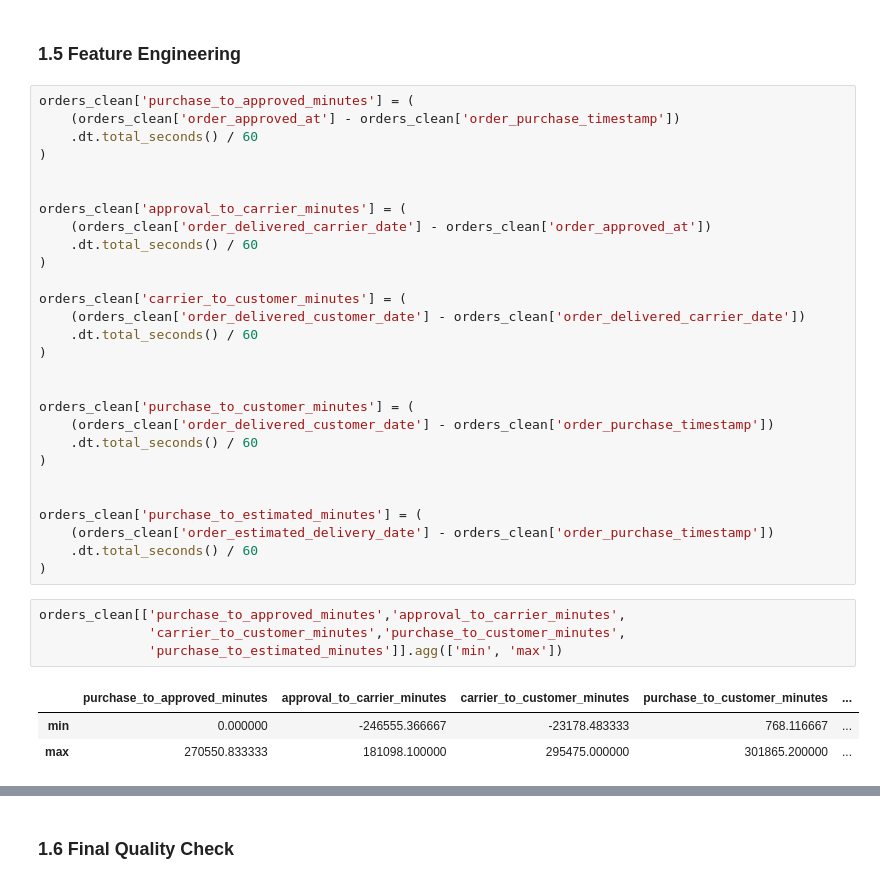
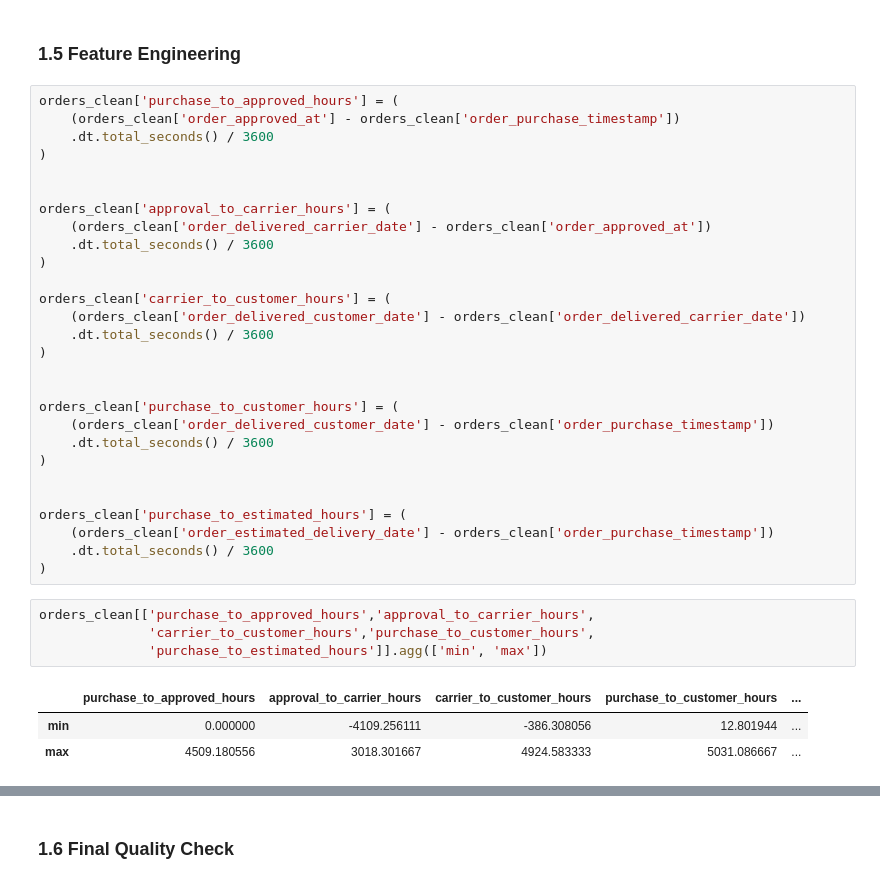
Before and after one commit to AminrezaAman/brazilian-ecommerce-analytics, a Jupyter notebook: notebooks/02_Data_Preparation.ipynb, the cells around one changed output, grey strips where cells are left out. Saved outputs shown, nothing was run; the diff lists cells and outputs as text.

Commit message:
change min to hours in orders feature engineering and check negative rows of approval_to_carrier_hours

```diff
--- a/notebooks/02_Data_Preparation.ipynb
+++ b/notebooks/02_Data_Preparation.ipynb
@@ -109,38 +109,38 @@ orders_clean[
 # %% [markdown]
 ### 1.5 Feature Engineering
 # %%
-orders_clean['purchase_to_approved_minutes'] = (
+orders_clean['purchase_to_approved_hours'] = (
     (orders_clean['order_approved_at'] - orders_clean['order_purchase_timestamp'])
-    .dt.total_seconds() / 60
+    .dt.total_seconds() / 3600
 )
 
 
-orders_clean['approval_to_carrier_minutes'] = (
+orders_clean['approval_to_carrier_hours'] = (
     (orders_clean['order_delivered_carrier_date'] - orders_clean['order_approved_at'])
-    .dt.total_seconds() / 60
+    .dt.total_seconds() / 3600
 )
 
-orders_clean['carrier_to_customer_minutes'] = (
+orders_clean['carrier_to_customer_hours'] = (
     (orders_clean['order_delivered_customer_date'] - orders_clean['order_delivered_carrier_date'])
-    .dt.total_seconds() / 60
+    .dt.total_seconds() / 3600
 )
 
 
-orders_clean['purchase_to_customer_minutes'] = (
+orders_clean['purchase_to_customer_hours'] = (
     (orders_clean['order_delivered_customer_date'] - orders_clean['order_purchase_timestamp'])
-    .dt.total_seconds() / 60
+    .dt.total_seconds() / 3600
 )
 
 
-orders_clean['purchase_to_estimated_minutes'] = (
+orders_clean['purchase_to_estimated_hours'] = (
     (orders_clean['order_estimated_delivery_date'] - orders_clean['order_purchase_timestamp'])
-    .dt.total_seconds() / 60
+    .dt.total_seconds() / 3600
 )
 # %%
-orders_clean[['purchase_to_approved_minutes','approval_to_carrier_minutes',
-              'carrier_to_customer_minutes','purchase_to_customer_minutes',
-              'purchase_to_estimated_minutes']].agg(['min', 'max'])
+orders_clean[['purchase_to_approved_hours','approval_to_carrier_hours',
+              'carrier_to_customer_hours','purchase_to_customer_hours',
+              'purchase_to_estimated_hours']].agg(['min', 'max'])
 # %% [output]
-|  | purchase_to_approved_minutes | approval_to_carrier_minutes | carrier_to_customer_minutes | purchase_to_customer_minutes | ... |
-| min | 0.000000 | -246555.366667 | -23178.483333 | 768.116667 | ... |
-| max | 270550.833333 | 181098.100000 | 295475.000000 | 301865.200000 | ... |
+|  | purchase_to_approved_hours | approval_to_carrier_hours | carrier_to_customer_hours | purchase_to_customer_hours | ... |
+| min | 0.000000 | -4109.256111 | -386.308056 | 12.801944 | ... |
+| max | 4509.180556 | 3018.301667 | 4924.583333 | 5031.086667 | ... |
```
Also changed, not shown: parts of 3 cells of this notebook, 1 other file.
